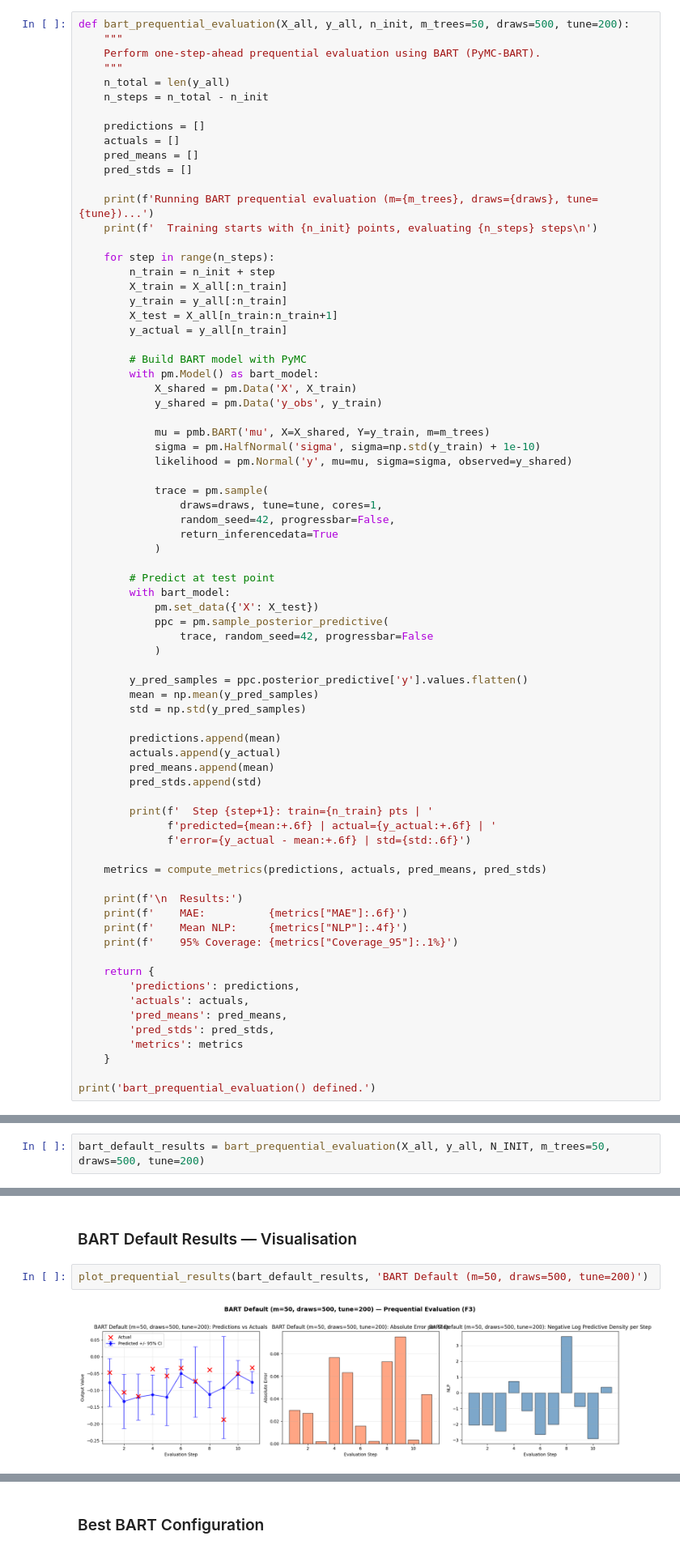
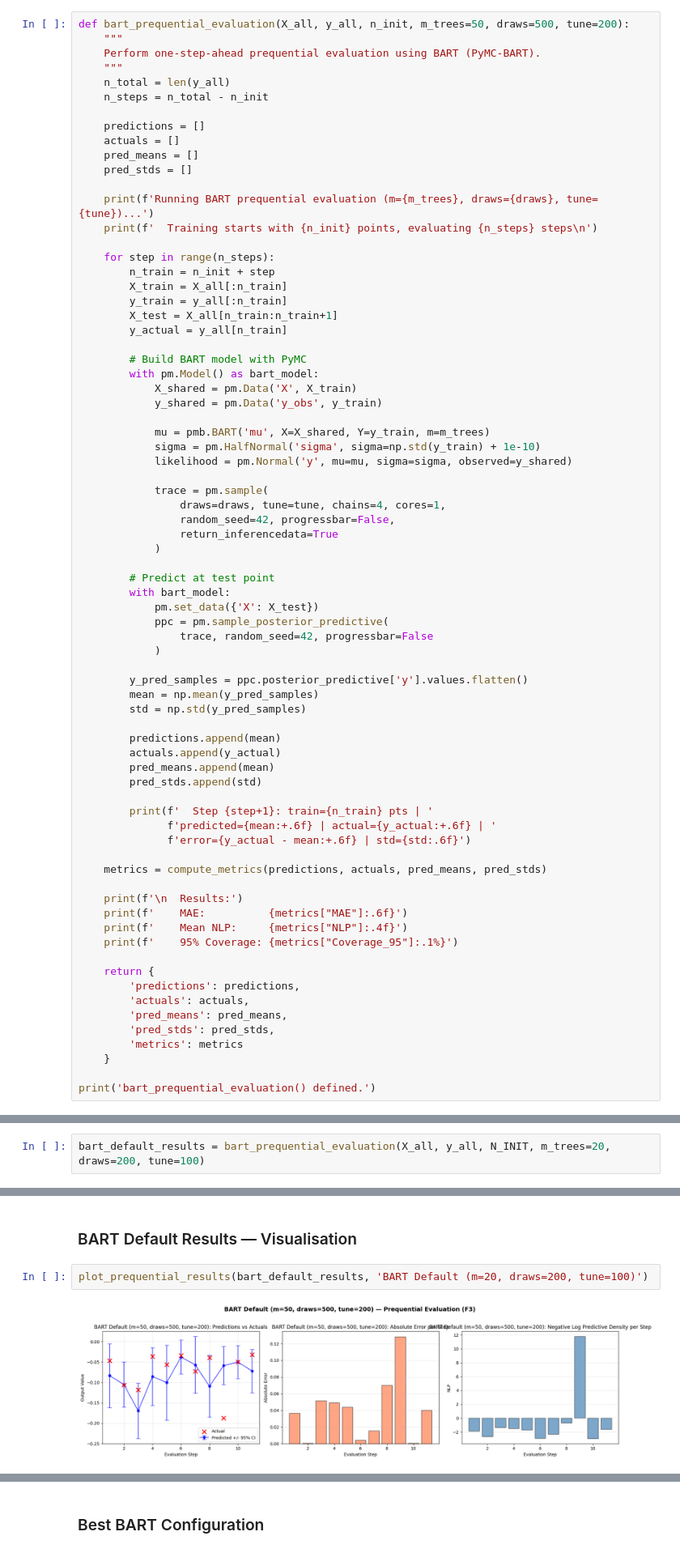
Before and after one commit to brucediesel/capstone-sdd, a Jupyter notebook: functions/f3/preq-eval-f3.ipynb, the cells around one changed output, grey strips where cells are left out. Shown at 81% size. Drawn from its saved outputs; the diff is of its cells as text.

```diff
--- a/functions/f3/preq-eval-f3.ipynb
+++ b/functions/f3/preq-eval-f3.ipynb
@@ -579,7 +579,7 @@ def bart_prequential_evaluation(X_all, y_all, n_init, m_trees=50, draws=500, tun
             likelihood = pm.Normal('y', mu=mu, sigma=sigma, observed=y_shared)
 
             trace = pm.sample(
-                draws=draws, tune=tune, cores=1,
+                draws=draws, tune=tune, chains=4, cores=1,
                 random_seed=42, progressbar=False,
                 return_inferencedata=True
             )
@@ -625,7 +625,7 @@ bart_prequential_evaluation() defined.
 # %% [markdown]
 ### Run BART with Default Hyperparameters
 # %%
-bart_default_results = bart_prequential_evaluation(X_all, y_all, N_INIT, m_trees=50, draws=500, tune=200)
+bart_default_results = bart_prequential_evaluation(X_all, y_all, N_INIT, m_trees=20, draws=200, tune=100)
 # %% [output]
 Running BART prequential evaluation (m=50, draws=500, tune=200)...
   Training starts with 10 points, evaluating 11 steps
@@ -692,7 +646,7 @@ Sampling: [mu, y]
 # %% [markdown]
 ### BART Default Results — Visualisation
 # %%
-plot_prequential_results(bart_default_results, 'BART Default (m=50, draws=500, tune=200)')
+plot_prequential_results(bart_default_results, 'BART Default (m=20, draws=200, tune=100)')
 # %% [output]
-[figure, old version]
+[figure, new version]
 # %% [markdown]
```
Also changed, not shown: parts of 13 cells of this notebook, 1 other file.
